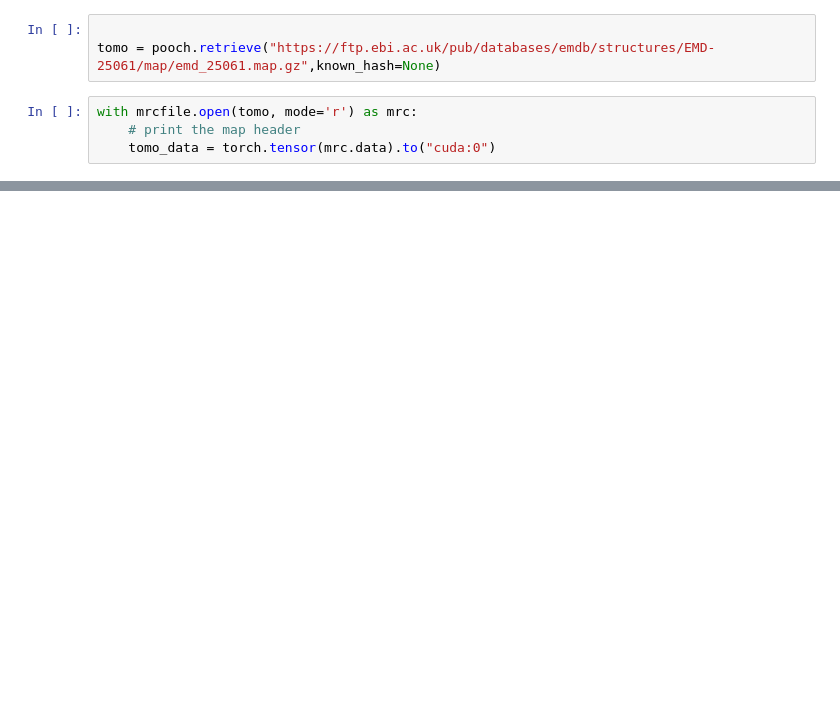
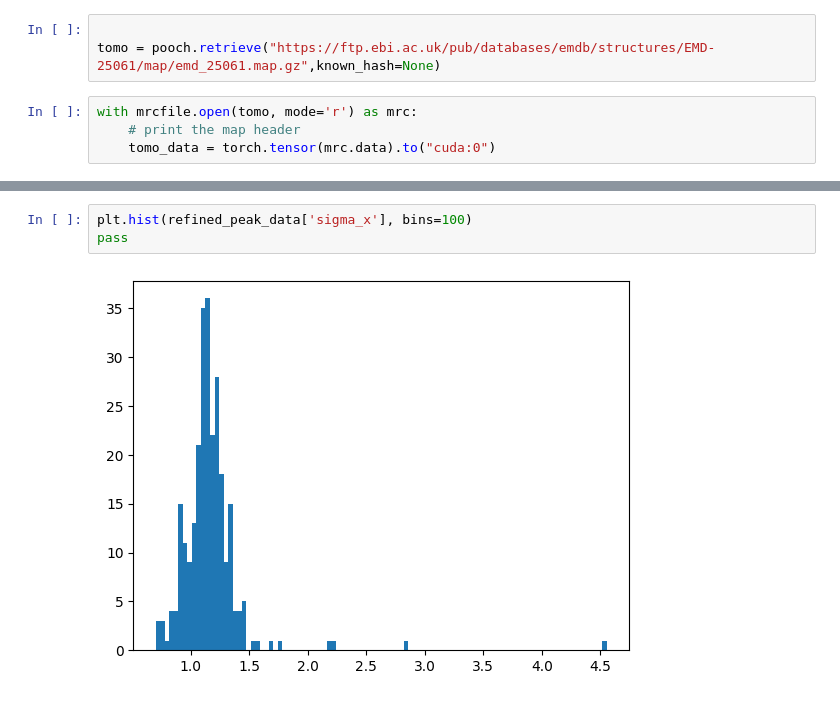
Before and after one commit to jojoelfe/torch-peaks, a Jupyter notebook: docs/examples/find_golds.ipynb, the cells around one changed output, grey strips where cells are left out. Saved outputs shown, nothing was run; the diff lists cells and outputs as text; blank space fills up the shorter version.

```diff
--- a/docs/examples/find_golds.ipynb
+++ b/docs/examples/find_golds.ipynb
@@ -32,0 +69,5 @@ plt.show()
+# %%
+plt.hist(refined_peak_data['sigma_x'], bins=100)
+pass
+# %% [output]
+[figure, added]
```
Also changed, not shown: parts of 9 cells of this notebook, 5 other files.
